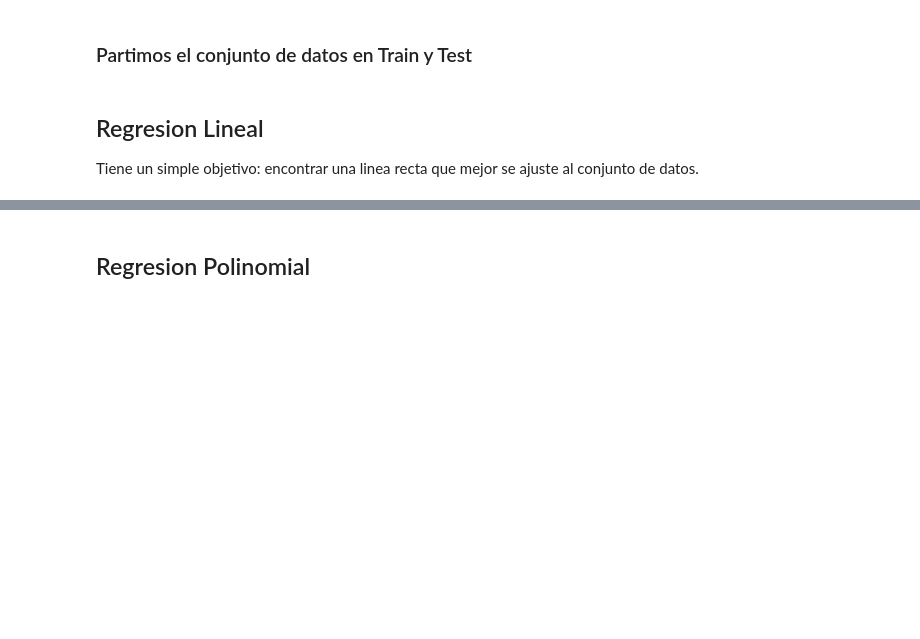
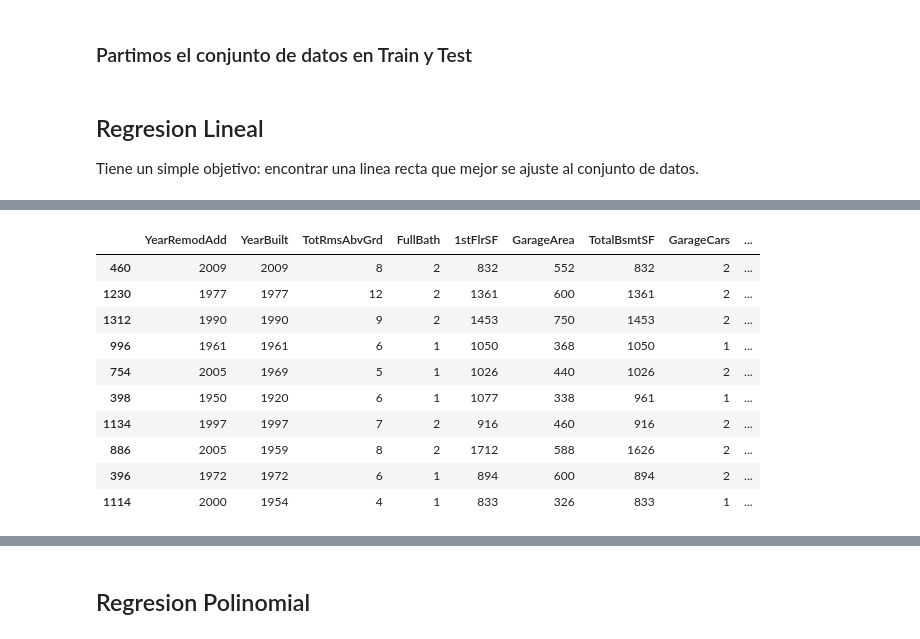
Before and after one commit to fedeturi/icda-python-para-finanzas, a Jupyter notebook: ICDA-Intro_ML.ipynb, the cells around one changed output, grey strips where cells are left out. Saved outputs shown, nothing was run; the diff lists cells and outputs as text; code cells hidden in the pictures; blank space fills up the shorter version.

```diff
--- a/ICDA-Intro_ML.ipynb
+++ b/ICDA-Intro_ML.ipynb
@@ -351,3 +393,17 @@ array([279294.66165603, 163603.73748728, 276962.78625565, 289343.84261869,
+# %%
+sub_test
+# %% [output]
+|  | YearRemodAdd | YearBuilt | TotRmsAbvGrd | FullBath | 1stFlrSF | GarageArea | TotalBsmtSF | GarageCars | ... |
+| 460 | 2009 | 2009 | 8 | 2 | 832 | 552 | 832 | 2 | ... |
+| 1230 | 1977 | 1977 | 12 | 2 | 1361 | 600 | 1361 | 2 | ... |
+| 1312 | 1990 | 1990 | 9 | 2 | 1453 | 750 | 1453 | 2 | ... |
+| 996 | 1961 | 1961 | 6 | 1 | 1050 | 368 | 1050 | 1 | ... |
+| 754 | 2005 | 1969 | 5 | 1 | 1026 | 440 | 1026 | 2 | ... |
+| 398 | 1950 | 1920 | 6 | 1 | 1077 | 338 | 961 | 1 | ... |
+| 1134 | 1997 | 1997 | 7 | 2 | 916 | 460 | 916 | 2 | ... |
+| 886 | 2005 | 1959 | 8 | 2 | 1712 | 588 | 1626 | 2 | ... |
+| 396 | 1972 | 1972 | 6 | 1 | 894 | 600 | 894 | 2 | ... |
+| 1114 | 2000 | 1954 | 4 | 1 | 833 | 326 | 833 | 1 | ... |
 # %%
 from sklearn.metrics import mean_squared_error, r2_score
 # %%
```
Also changed, not shown: parts of 56 cells of this notebook.
